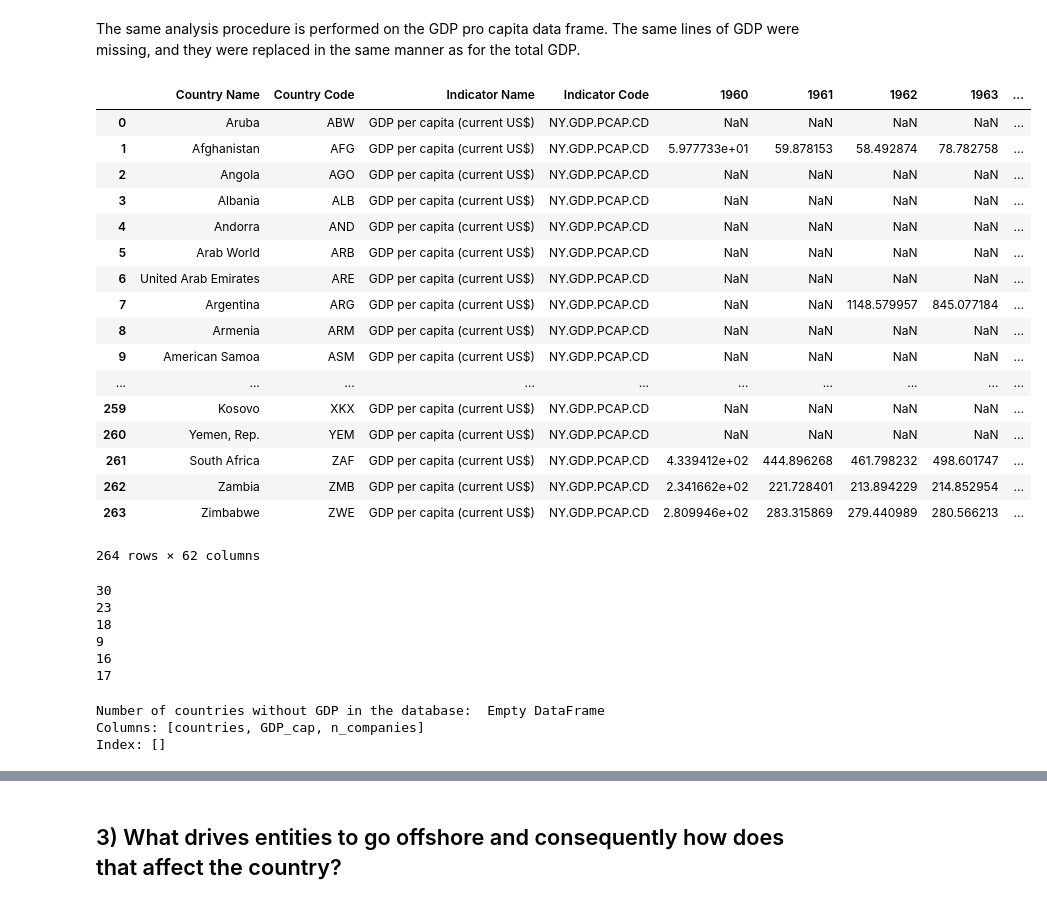
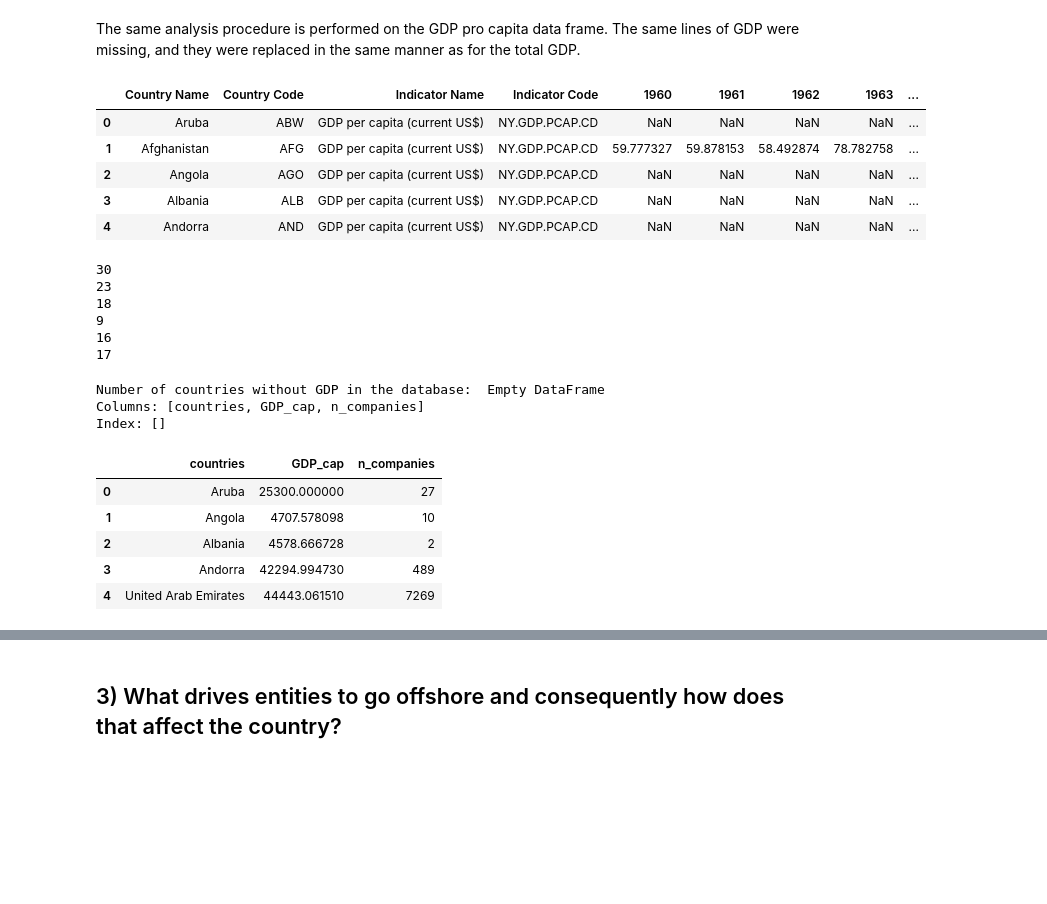
Before and after one commit to eddieshengyuwang/project_ada_akbar, a Jupyter notebook: main.ipynb, the cells around one changed output, grey strips where cells are left out. Cells and saved outputs as stored; diff of their text form; code cells hidden in the pictures; blank space fills up the shorter version.

```diff
--- a/main.ipynb
+++ b/main.ipynb
@@ -357,26 +351,14 @@ $GDP_{tot}$
 # %% [markdown]
 The same analysis procedure is performed on the GDP pro capita data frame. The same lines of GDP were missing, and they were replaced in the same manner as for the total GDP.
 # %%
-df_GDP_cap_raw
+df_GDP_cap_raw.head()
 # %% [output]
 |  | Country Name | Country Code | Indicator Name | Indicator Code | 1960 | 1961 | 1962 | 1963 | ... |
 | 0 | Aruba | ABW | GDP per capita (current US$) | NY.GDP.PCAP.CD | NaN | NaN | NaN | NaN | ... |
-| 1 | Afghanistan | AFG | GDP per capita (current US$) | NY.GDP.PCAP.CD | 5.977733e+01 | 59.878153 | 58.492874 | 78.782758 | ... |
+| 1 | Afghanistan | AFG | GDP per capita (current US$) | NY.GDP.PCAP.CD | 59.777327 | 59.878153 | 58.492874 | 78.782758 | ... |
 | 2 | Angola | AGO | GDP per capita (current US$) | NY.GDP.PCAP.CD | NaN | NaN | NaN | NaN | ... |
 | 3 | Albania | ALB | GDP per capita (current US$) | NY.GDP.PCAP.CD | NaN | NaN | NaN | NaN | ... |
 | 4 | Andorra | AND | GDP per capita (current US$) | NY.GDP.PCAP.CD | NaN | NaN | NaN | NaN | ... |
-| 5 | Arab World | ARB | GDP per capita (current US$) | NY.GDP.PCAP.CD | NaN | NaN | NaN | NaN | ... |
-| 6 | United Arab Emirates | ARE | GDP per capita (current US$) | NY.GDP.PCAP.CD | NaN | NaN | NaN | NaN | ... |
-| 7 | Argentina | ARG | GDP per capita (current US$) | NY.GDP.PCAP.CD | NaN | NaN | 1148.579957 | 845.077184 | ... |
-| 8 | Armenia | ARM | GDP per capita (current US$) | NY.GDP.PCAP.CD | NaN | NaN | NaN | NaN | ... |
-| 9 | American Samoa | ASM | GDP per capita (current US$) | NY.GDP.PCAP.CD | NaN | NaN | NaN | NaN | ... |
-| ... | ... | ... | ... | ... | ... | ... | ... | ... | ... |
-| 259 | Kosovo | XKX | GDP per capita (current US$) | NY.GDP.PCAP.CD | NaN | NaN | NaN | NaN | ... |
-| 260 | Yemen, Rep. | YEM | GDP per capita (current US$) | NY.GDP.PCAP.CD | NaN | NaN | NaN | NaN | ... |
-| 261 | South Africa | ZAF | GDP per capita (current US$) | NY.GDP.PCAP.CD | 4.339412e+02 | 444.896268 | 461.798232 | 498.601747 | ... |
-| 262 | Zambia | ZMB | GDP per capita (current US$) | NY.GDP.PCAP.CD | 2.341662e+02 | 221.728401 | 213.894229 | 214.852954 | ... |
-| 263 | Zimbabwe | ZWE | GDP per capita (current US$) | NY.GDP.PCAP.CD | 2.809946e+02 | 283.315869 | 279.440989 | 280.566213 | ... |
-264 rows × 62 columns
 # %%
 print(df_GDP_tot_raw['2017'].isna().sum())
 print(df_GDP_tot_raw['2016'].isna().sum())
@@ -398,8 +380,14 @@ df_GDP_cap.columns = ['countries', 'GDP_cap']
 # %%
 df_GDP_cap_entities=df_GDP_cap.merge(df_vc, how='inner',left_on='countries', right_on='countries')
 print('Number of countries without GDP in the database: ',df_GDP_cap_entities[df_GDP_cap_entities['GDP_cap'].isna()])
-df_GDP_cap_entities
+df_GDP_cap_entities.head()
 # %% [output]
 Number of countries without GDP in the database:  Empty DataFrame
 Columns: [countries, GDP_cap, n_companies]
 Index: []
+|  | countries | GDP_cap | n_companies |
+| 0 | Aruba | 25300.000000 | 27 |
+| 1 | Angola | 4707.578098 | 10 |
+| 2 | Albania | 4578.666728 | 2 |
+| 3 | Andorra | 42294.994730 | 489 |
+| 4 | United Arab Emirates | 44443.061510 | 7269 |
```
Also changed, not shown: parts of 102 cells of this notebook, 1 other file.
